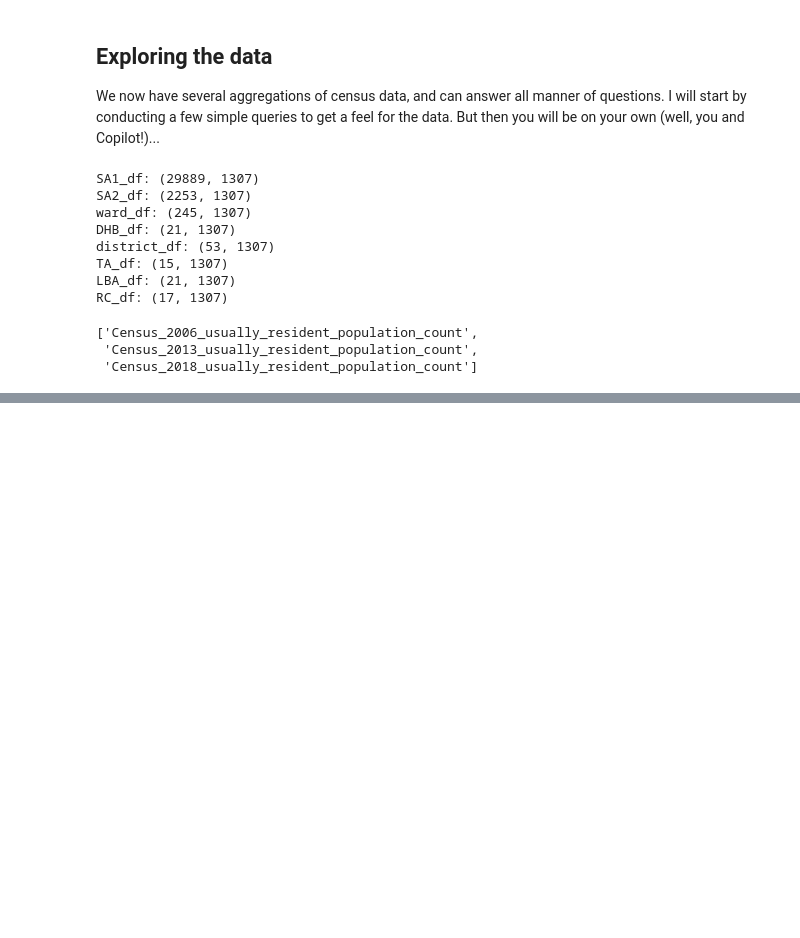
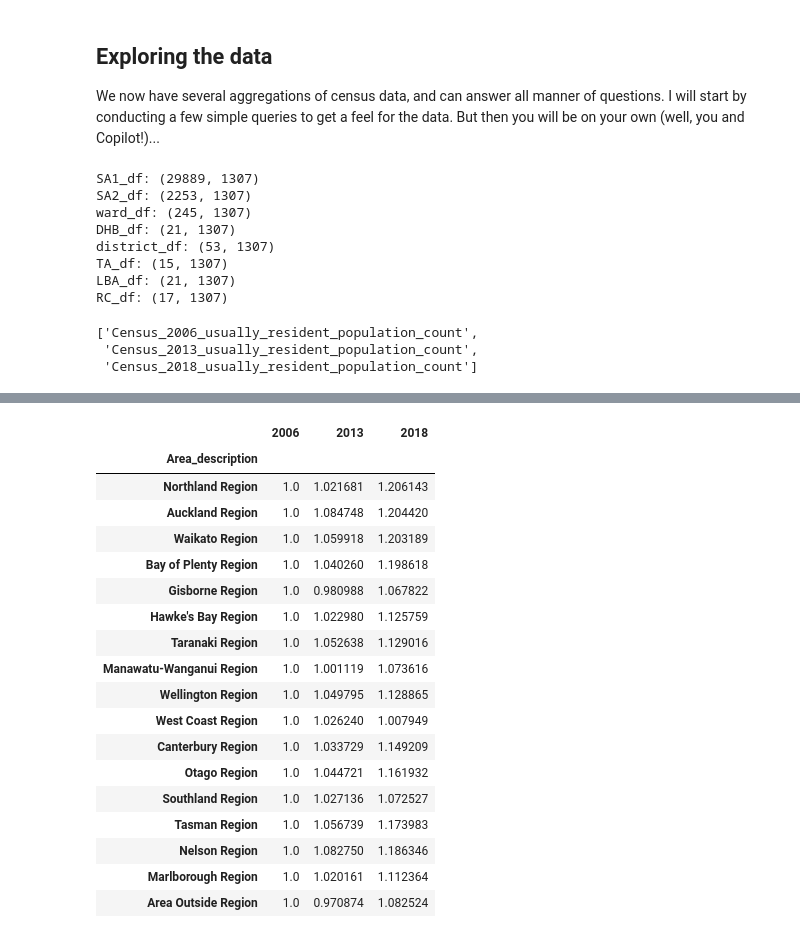
Before and after one commit to hlm628/hackanoho-2025, a Jupyter notebook: hackanoho-2025.ipynb, the cells around one changed output, grey strips where cells are left out. Cells and saved outputs as stored; diff of their text form; code cells hidden in the pictures; blank space fills up the shorter version.

```diff
--- a/hackanoho-2025.ipynb
+++ b/hackanoho-2025.ipynb
@@ -412 +425,25 @@ RC_df.loc[:, ['Area_description']+pop_cols]
+# %%
+# divide all columns by the first column (this makes 2006 the baseline)
+RC_pop_df = RC_pop_df.div(RC_pop_df.iloc[:,0], axis=0)
+RC_pop_df
+# %% [output]
+|  | 2006 | 2013 | 2018 |
+| Area_description |  |  |  |
+| Northland Region | 1.0 | 1.021681 | 1.206143 |
+| Auckland Region | 1.0 | 1.084748 | 1.204420 |
+| Waikato Region | 1.0 | 1.059918 | 1.203189 |
+| Bay of Plenty Region | 1.0 | 1.040260 | 1.198618 |
+| Gisborne Region | 1.0 | 0.980988 | 1.067822 |
+| Hawke's Bay Region | 1.0 | 1.022980 | 1.125759 |
+| Taranaki Region | 1.0 | 1.052638 | 1.129016 |
+| Manawatu-Wanganui Region | 1.0 | 1.001119 | 1.073616 |
+| Wellington Region | 1.0 | 1.049795 | 1.128865 |
+| West Coast Region | 1.0 | 1.026240 | 1.007949 |
+| Canterbury Region | 1.0 | 1.033729 | 1.149209 |
+| Otago Region | 1.0 | 1.044721 | 1.161932 |
+| Southland Region | 1.0 | 1.027136 | 1.072527 |
+| Tasman Region | 1.0 | 1.056739 | 1.173983 |
+| Nelson Region | 1.0 | 1.082750 | 1.186346 |
+| Marlborough Region | 1.0 | 1.020161 | 1.112364 |
+| Area Outside Region | 1.0 | 0.970874 | 1.082524 |
 # %%
```
Also changed, not shown: parts of 5 cells of this notebook.
